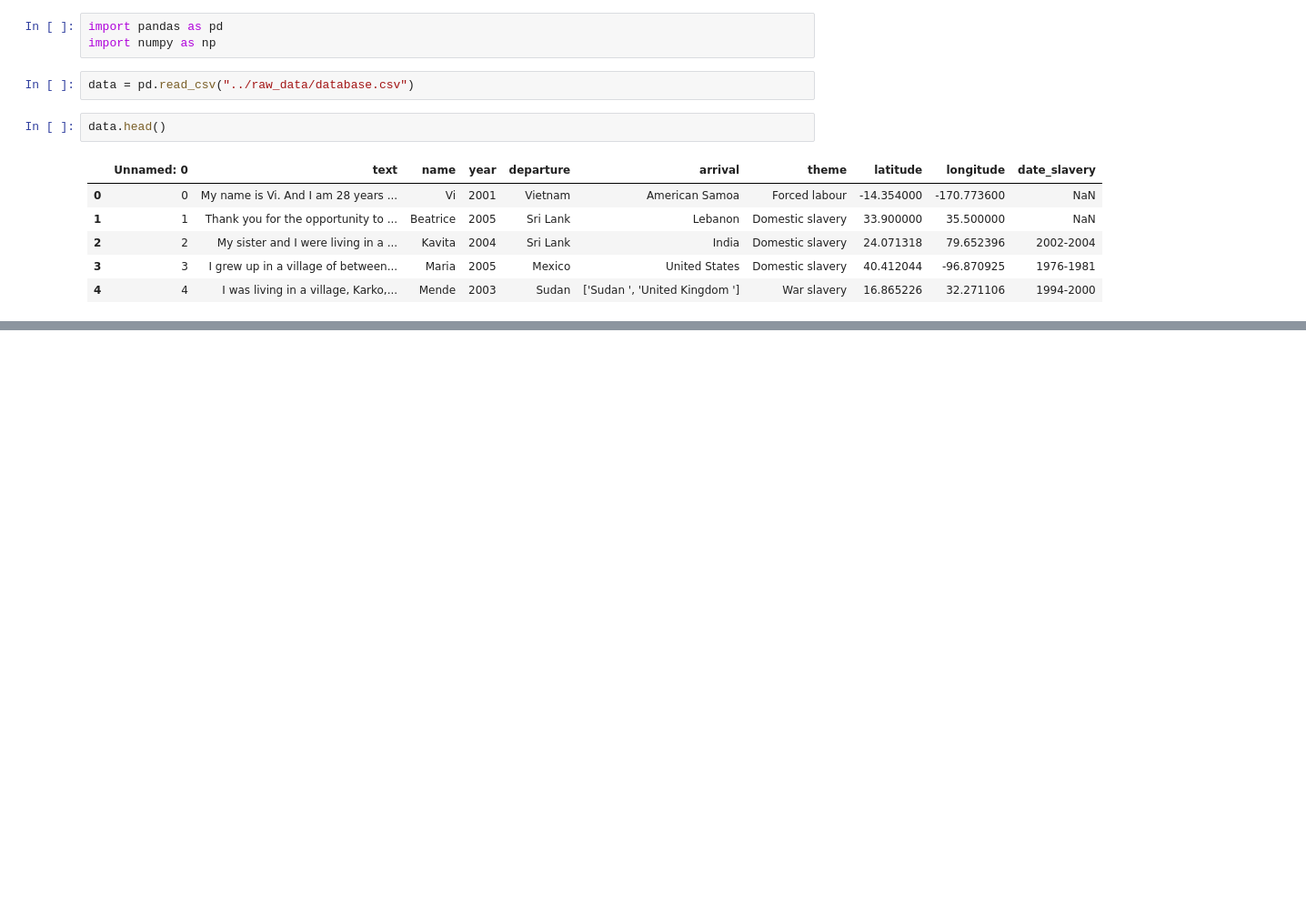
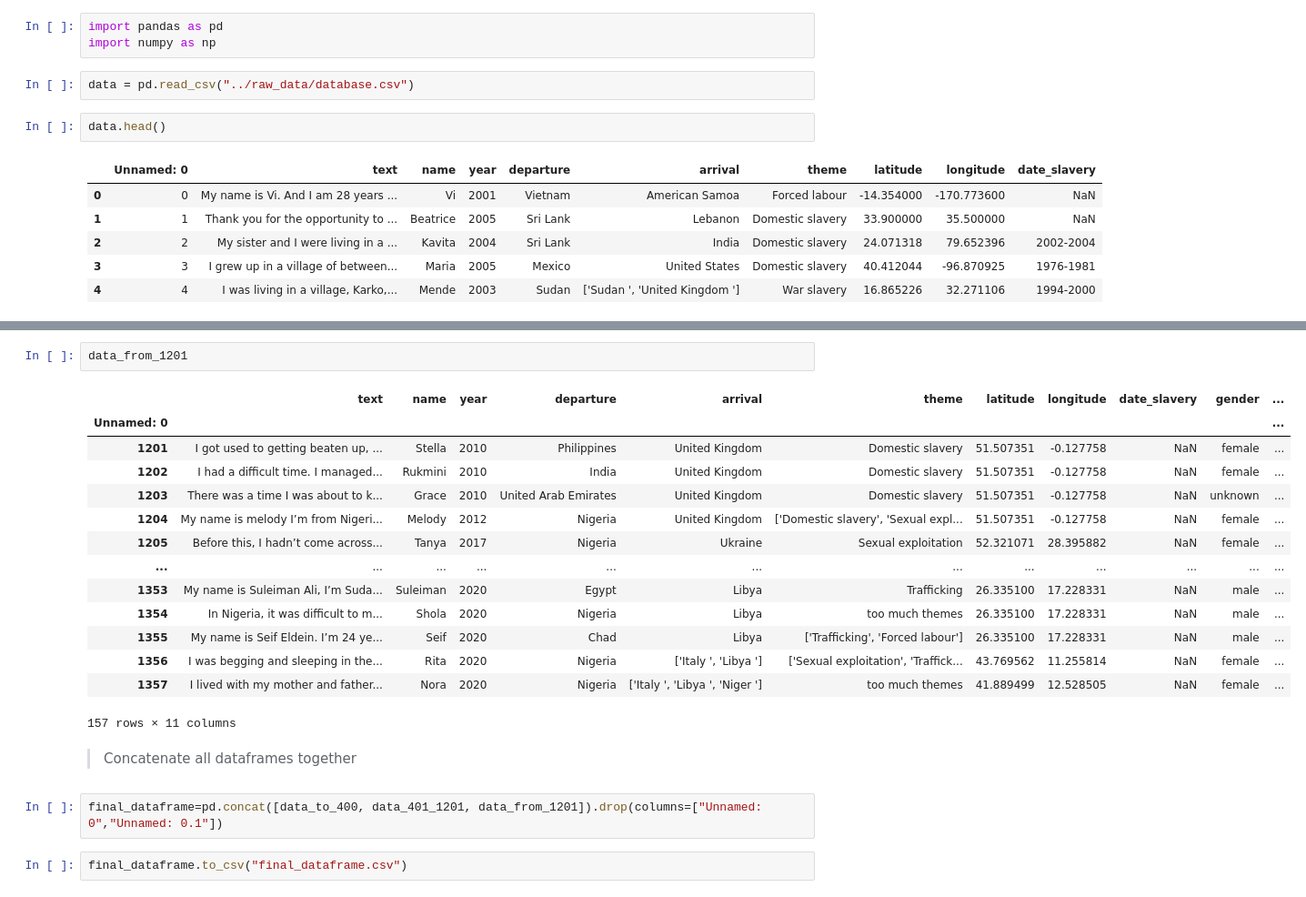
Before and after one commit to lampu98/ht_project, a Jupyter notebook: notebooks/gender_recognition.ipynb, the cells around one changed output, grey strips where cells are left out. Shown at 91% size. Saved outputs shown, nothing was run; the diff lists cells and outputs as text; blank space fills up the shorter version.

```diff
--- a/notebooks/gender_recognition.ipynb
+++ b/notebooks/gender_recognition.ipynb
@@ -16,0 +330,23 @@ data.head()
+# %%
+data_from_1201
+# %% [output]
+|  | text | name | year | departure | arrival | theme | latitude | longitude | date_slavery | gender | ... |
+| Unnamed: 0 |  |  |  |  |  |  |  |  |  |  | ... |
+| 1201 | I got used to getting beaten up, ... | Stella | 2010 | Philippines | United Kingdom | Domestic slavery | 51.507351 | -0.127758 | NaN | female | ... |
+| 1202 | I had a difficult time. I managed... | Rukmini | 2010 | India | United Kingdom | Domestic slavery | 51.507351 | -0.127758 | NaN | female | ... |
+| 1203 | There was a time I was about to k... | Grace | 2010 | United Arab Emirates | United Kingdom | Domestic slavery | 51.507351 | -0.127758 | NaN | unknown | ... |
+| 1204 | My name is melody I’m from Nigeri... | Melody | 2012 | Nigeria | United Kingdom | ['Domestic slavery', 'Sexual expl... | 51.507351 | -0.127758 | NaN | female | ... |
+| 1205 | Before this, I hadn’t come across... | Tanya | 2017 | Nigeria | Ukraine | Sexual exploitation | 52.321071 | 28.395882 | NaN | female | ... |
+| ... | ... | ... | ... | ... | ... | ... | ... | ... | ... | ... | ... |
+| 1353 | My name is Suleiman Ali, I’m Suda... | Suleiman | 2020 | Egypt | Libya | Trafficking | 26.335100 | 17.228331 | NaN | male | ... |
+| 1354 | In Nigeria, it was difficult to m... | Shola | 2020 | Nigeria | Libya | too much themes | 26.335100 | 17.228331 | NaN | male | ... |
+| 1355 | My name is Seif Eldein. I’m 24 ye... | Seif | 2020 | Chad | Libya | ['Trafficking', 'Forced labour'] | 26.335100 | 17.228331 | NaN | male | ... |
+| 1356 | I was begging and sleeping in the... | Rita | 2020 | Nigeria | ['Italy ', 'Libya '] | ['Sexual exploitation', 'Traffick... | 43.769562 | 11.255814 | NaN | female | ... |
+| 1357 | I lived with my mother and father... | Nora | 2020 | Nigeria | ['Italy ', 'Libya ', 'Niger '] | too much themes | 41.889499 | 12.528505 | NaN | female | ... |
+157 rows × 11 columns
+# %% [markdown]
+> Concatenate all dataframes together
+# %%
+final_dataframe=pd.concat([data_to_400, data_401_1201, data_from_1201]).drop(columns=["Unnamed: 0","Unnamed: 0.1"])
+# %%
+final_dataframe.to_csv("final_dataframe.csv")
```
Also changed, not shown: parts of 31 cells of this notebook.
